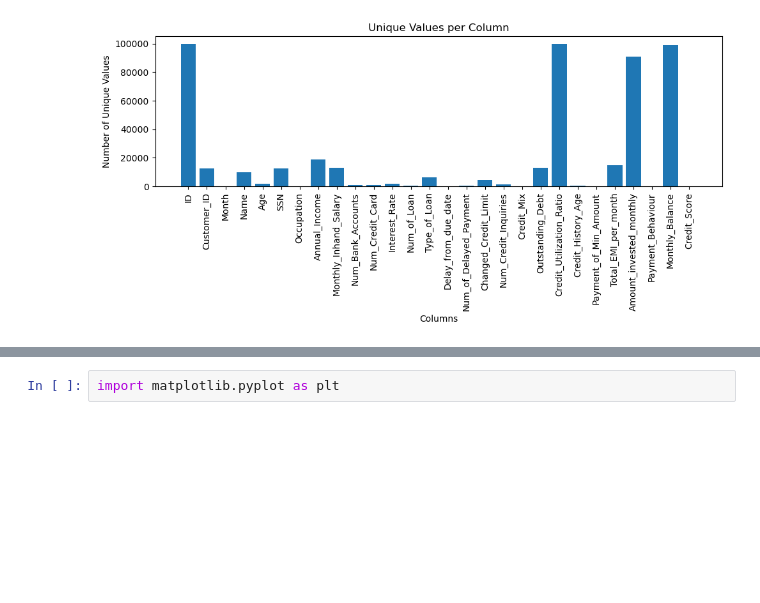
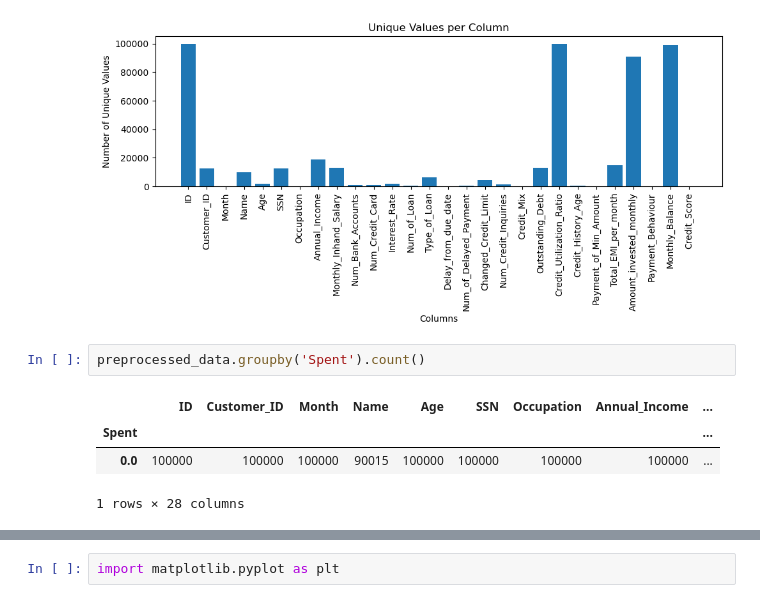
Before and after one commit to waldensanchez/CreditScoreWithDataScience, a Jupyter notebook: Implementation.ipynb, the cells around one changed output, grey strips where cells are left out. Drawn from its saved outputs; the diff is of its cells as text; blank space fills up the shorter version.

```diff
--- a/Implementation.ipynb
+++ b/Implementation.ipynb
@@ -27,3 +27,10 @@ preprocessed_data = preprocessing_instance.preprocess_data()
 # %% [output]
 [figure]
 [figure]
+# %%
+preprocessed_data.groupby('Spent').count()
+# %% [output]
+|  | ID | Customer_ID | Month | Name | Age | SSN | Occupation | Annual_Income | ... |
+| Spent |  |  |  |  |  |  |  |  | ... |
+| 0.0 | 100000 | 100000 | 100000 | 90015 | 100000 | 100000 | 100000 | 100000 | ... |
+1 rows × 28 columns
```
Also changed, not shown: parts of 3 cells of this notebook, 1 other file.
